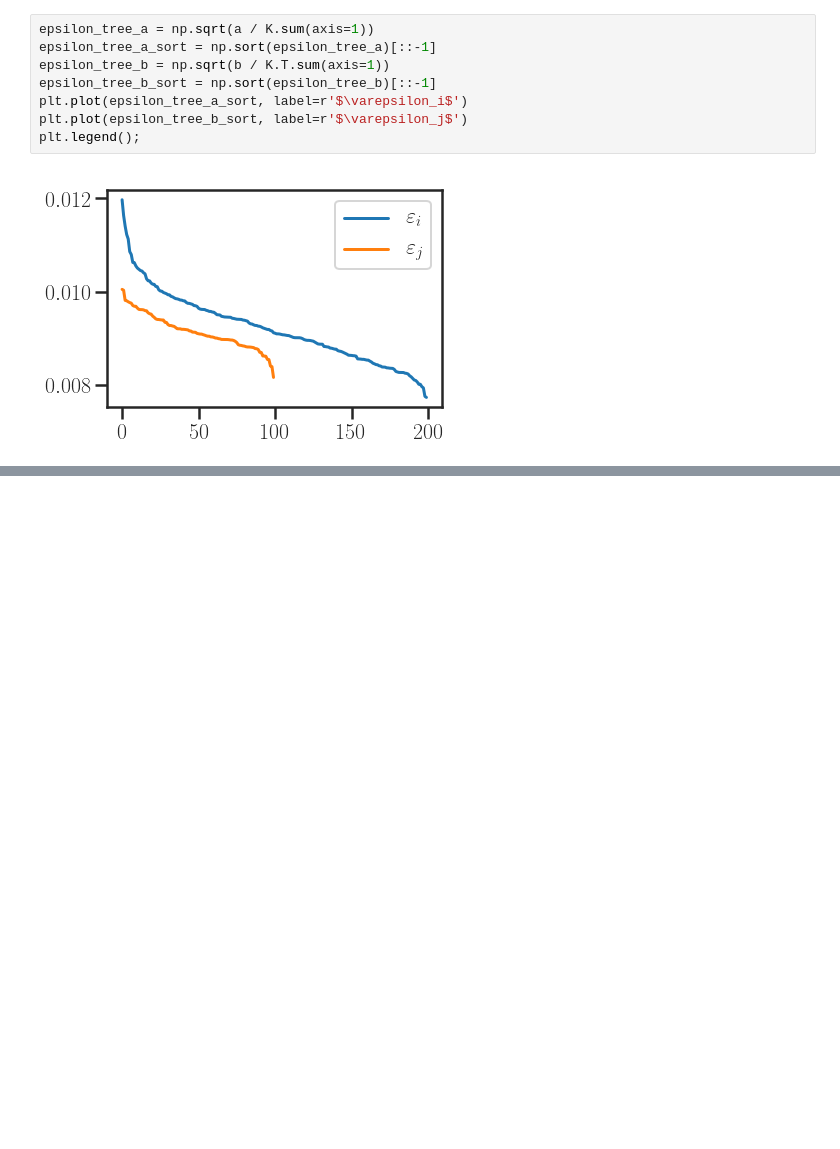
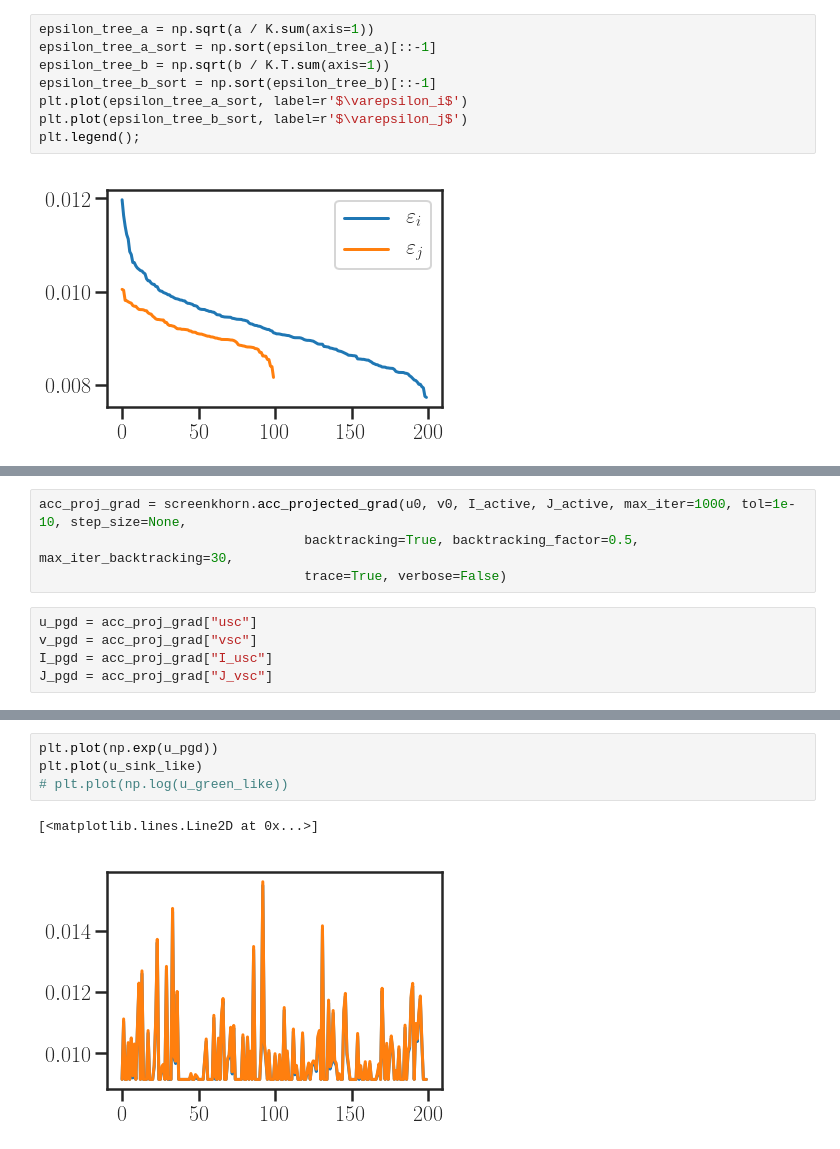
Before and after one commit to mzalaya/screenkhorn, a Jupyter notebook: notebooks/Restricted Sinkhron and Greenkhorn.ipynb, the cells around one changed output, grey strips where cells are left out. Cells and saved outputs as stored; diff of their text form; blank space fills up the shorter version.

```diff
--- a/notebooks/Restricted Sinkhron and Greenkhorn.ipynb
+++ b/notebooks/Restricted Sinkhron and Greenkhorn.ipynb
@@ -284,0 +325,9 @@ P_active = np.diag(np.exp(u)*C_K) @ K @ np.diag(np.exp(v)/C_K)
+# %%
+acc_proj_grad = screenkhorn.acc_projected_grad(u0, v0, I_active, J_active, max_iter=1000, tol=1e-10, step_size=None,
+                                  backtracking=True, backtracking_factor=0.5, max_iter_backtracking=30,
+                                  trace=True, verbose=False)
+# %%
+u_pgd = acc_proj_grad["usc"]
+v_pgd = acc_proj_grad["vsc"]
+I_pgd = acc_proj_grad["I_usc"]
+J_pgd = acc_proj_grad["J_vsc"]
@@ -284,0 +340,7 @@ P_active = np.diag(np.exp(u)*C_K) @ K @ np.diag(np.exp(v)/C_K)
+# %%
+plt.plot(np.exp(u_pgd))
+plt.plot(u_sink_like)
+# plt.plot(np.log(u_green_like))
+# %% [output]
+[<matplotlib.lines.Line2D at 0x...>]
+[figure, added]
```
Also changed, not shown: parts of 72 cells of this notebook, 1 other file.
